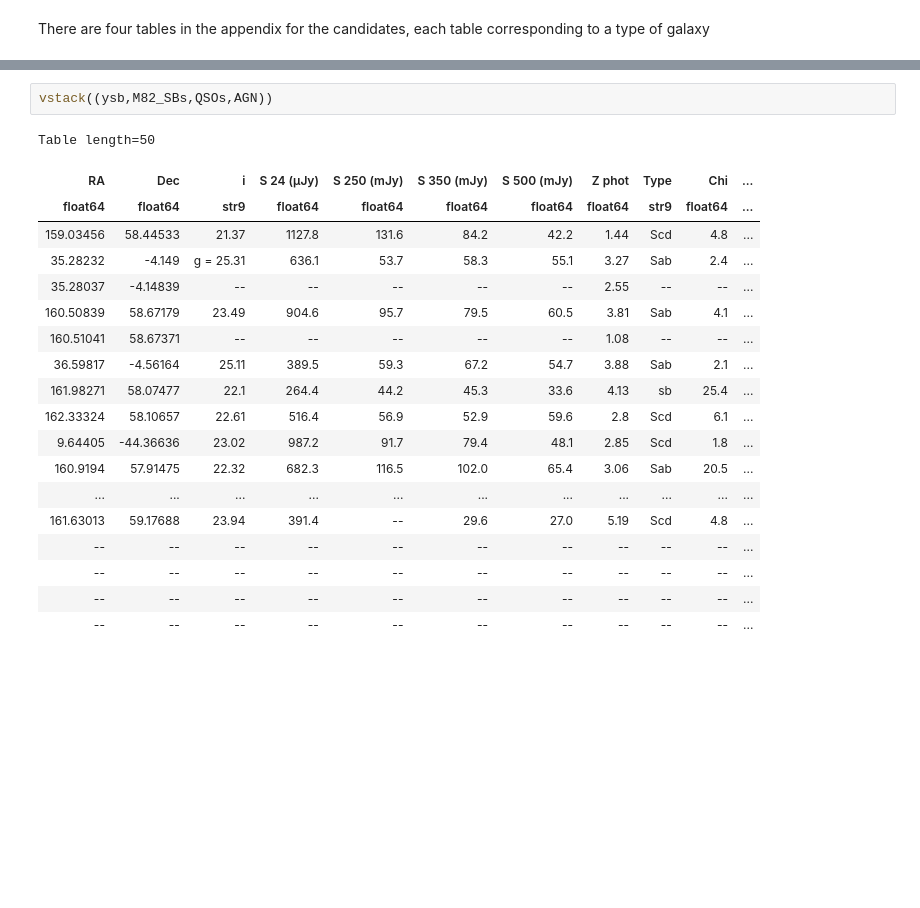
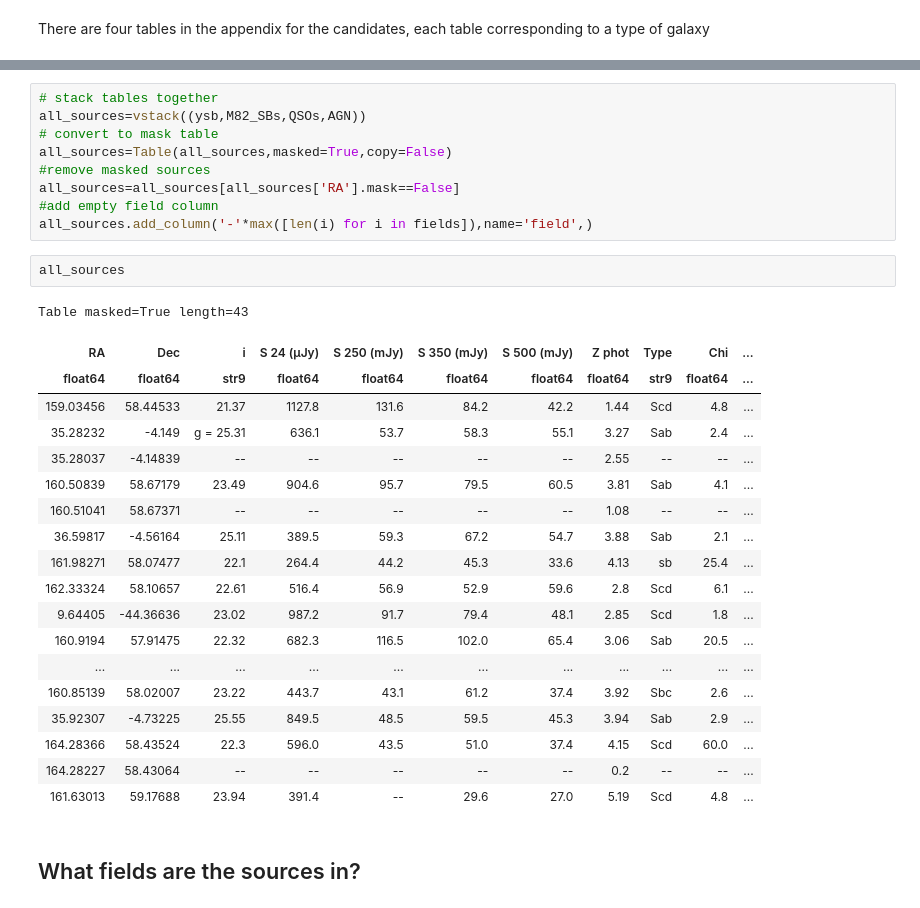
Before and after one commit to pdh21/Extreme_submm_SB_gals, a Jupyter notebook: docs/notebooks/eda/Examination_of_accepted_paper_sources.ipynb, the cells around one changed output, grey strips where cells are left out. Drawn from its saved outputs; the diff is of its cells as text; blank space fills up the shorter version.

```diff
--- a/docs/notebooks/eda/Examination_of_accepted_paper_sources.ipynb
+++ b/docs/notebooks/eda/Examination_of_accepted_paper_sources.ipynb
@@ -70,22 +101,33 @@ Table length=5
-# %%
-vstack((ysb,M82_SBs,QSOs,AGN))
-# %% [output]
-Table length=50
-| ﻿RA | Dec | i | S 24 (μJy) | S 250 (mJy) | S 350 (mJy) | S 500 (mJy) | Z phot | Type | Chi | ... |
-| float64 | float64 | str9 | float64 | float64 | float64 | float64 | float64 | str9 | float64 | ... |
-| 159.03456 | 58.44533 | 21.37 | 1127.8 | 131.6 | 84.2 | 42.2 | 1.44 | Scd | 4.8 | ... |
-| 35.28232 | -4.149 | g = 25.31 | 636.1 | 53.7 | 58.3 | 55.1 | 3.27 | Sab | 2.4 | ... |
-| 35.28037 | -4.14839 | -- | -- | -- | -- | -- | 2.55 | -- | -- | ... |
-| 160.50839 | 58.67179 | 23.49 | 904.6 | 95.7 | 79.5 | 60.5 | 3.81 | Sab | 4.1 | ... |
-| 160.51041 | 58.67371 | -- | -- | -- | -- | -- | 1.08 | -- | -- | ... |
-| 36.59817 | -4.56164 | 25.11 | 389.5 | 59.3 | 67.2 | 54.7 | 3.88 | Sab | 2.1 | ... |
-| 161.98271 | 58.07477 | 22.1 | 264.4 | 44.2 | 45.3 | 33.6 | 4.13 | sb | 25.4 | ... |
-| 162.33324 | 58.10657 | 22.61 | 516.4 | 56.9 | 52.9 | 59.6 | 2.8 | Scd | 6.1 | ... |
-| 9.64405 | -44.36636 | 23.02 | 987.2 | 91.7 | 79.4 | 48.1 | 2.85 | Scd | 1.8 | ... |
-| 160.9194 | 57.91475 | 22.32 | 682.3 | 116.5 | 102.0 | 65.4 | 3.06 | Sab | 20.5 | ... |
-| ... | ... | ... | ... | ... | ... | ... | ... | ... | ... | ... |
-| 161.63013 | 59.17688 | 23.94 | 391.4 | -- | 29.6 | 27.0 | 5.19 | Scd | 4.8 | ... |
-| -- | -- | -- | -- | -- | -- | -- | -- | -- | -- | ... |
-| -- | -- | -- | -- | -- | -- | -- | -- | -- | -- | ... |
-| -- | -- | -- | -- | -- | -- | -- | -- | -- | -- | ... |
-| -- | -- | -- | -- | -- | -- | -- | -- | -- | -- | ... |
+# %%
+# stack tables together
+all_sources=vstack((ysb,M82_SBs,QSOs,AGN))
+# convert to mask table
+all_sources=Table(all_sources,masked=True,copy=False)
+#remove masked sources
+all_sources=all_sources[all_sources['RA'].mask==False]
+#add empty field column
+all_sources.add_column('-'*max([len(i) for i in fields]),name='field',)
+# %%
+all_sources
+# %% [output]
+Table masked=True length=43
+| RA | Dec | i | S 24 (μJy) | S 250 (mJy) | S 350 (mJy) | S 500 (mJy) | Z phot | Type | Chi | ... |
+| float64 | float64 | str9 | float64 | float64 | float64 | float64 | float64 | str9 | float64 | ... |
+| 159.03456 | 58.44533 | 21.37 | 1127.8 | 131.6 | 84.2 | 42.2 | 1.44 | Scd | 4.8 | ... |
+| 35.28232 | -4.149 | g = 25.31 | 636.1 | 53.7 | 58.3 | 55.1 | 3.27 | Sab | 2.4 | ... |
+| 35.28037 | -4.14839 | -- | -- | -- | -- | -- | 2.55 | -- | -- | ... |
+| 160.50839 | 58.67179 | 23.49 | 904.6 | 95.7 | 79.5 | 60.5 | 3.81 | Sab | 4.1 | ... |
+| 160.51041 | 58.67371 | -- | -- | -- | -- | -- | 1.08 | -- | -- | ... |
+| 36.59817 | -4.56164 | 25.11 | 389.5 | 59.3 | 67.2 | 54.7 | 3.88 | Sab | 2.1 | ... |
+| 161.98271 | 58.07477 | 22.1 | 264.4 | 44.2 | 45.3 | 33.6 | 4.13 | sb | 25.4 | ... |
+| 162.33324 | 58.10657 | 22.61 | 516.4 | 56.9 | 52.9 | 59.6 | 2.8 | Scd | 6.1 | ... |
+| 9.64405 | -44.36636 | 23.02 | 987.2 | 91.7 | 79.4 | 48.1 | 2.85 | Scd | 1.8 | ... |
+| 160.9194 | 57.91475 | 22.32 | 682.3 | 116.5 | 102.0 | 65.4 | 3.06 | Sab | 20.5 | ... |
+| ... | ... | ... | ... | ... | ... | ... | ... | ... | ... | ... |
+| 160.85139 | 58.02007 | 23.22 | 443.7 | 43.1 | 61.2 | 37.4 | 3.92 | Sbc | 2.6 | ... |
+| 35.92307 | -4.73225 | 25.55 | 849.5 | 48.5 | 59.5 | 45.3 | 3.94 | Sab | 2.9 | ... |
+| 164.28366 | 58.43524 | 22.3 | 596.0 | 43.5 | 51.0 | 37.4 | 4.15 | Scd | 60.0 | ... |
+| 164.28227 | 58.43064 | -- | -- | -- | -- | -- | 0.2 | -- | -- | ... |
+| 161.63013 | 59.17688 | 23.94 | 391.4 | -- | 29.6 | 27.0 | 5.19 | Scd | 4.8 | ... |
+# %% [markdown]
+## What fields are the sources in?
```
Also changed, not shown: parts of 11 cells of this notebook, 12 other files.
